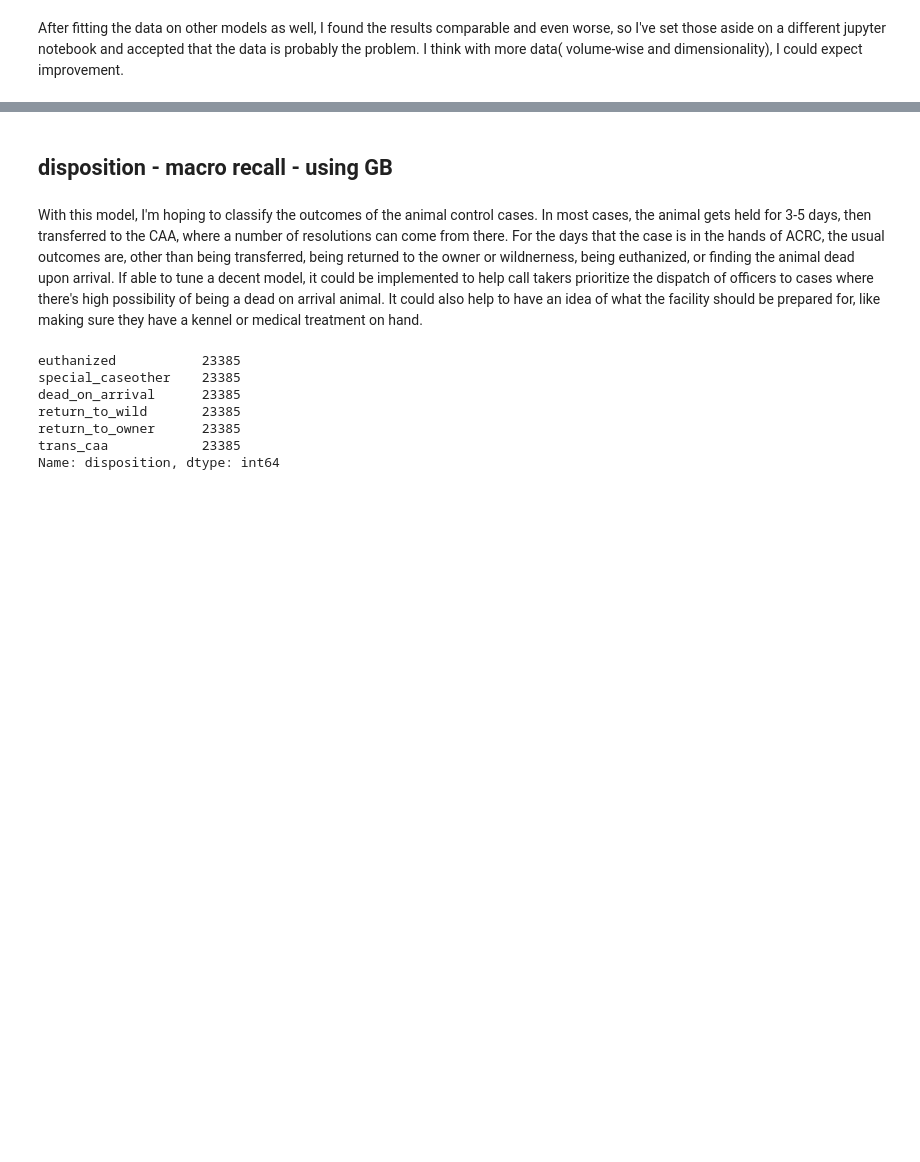
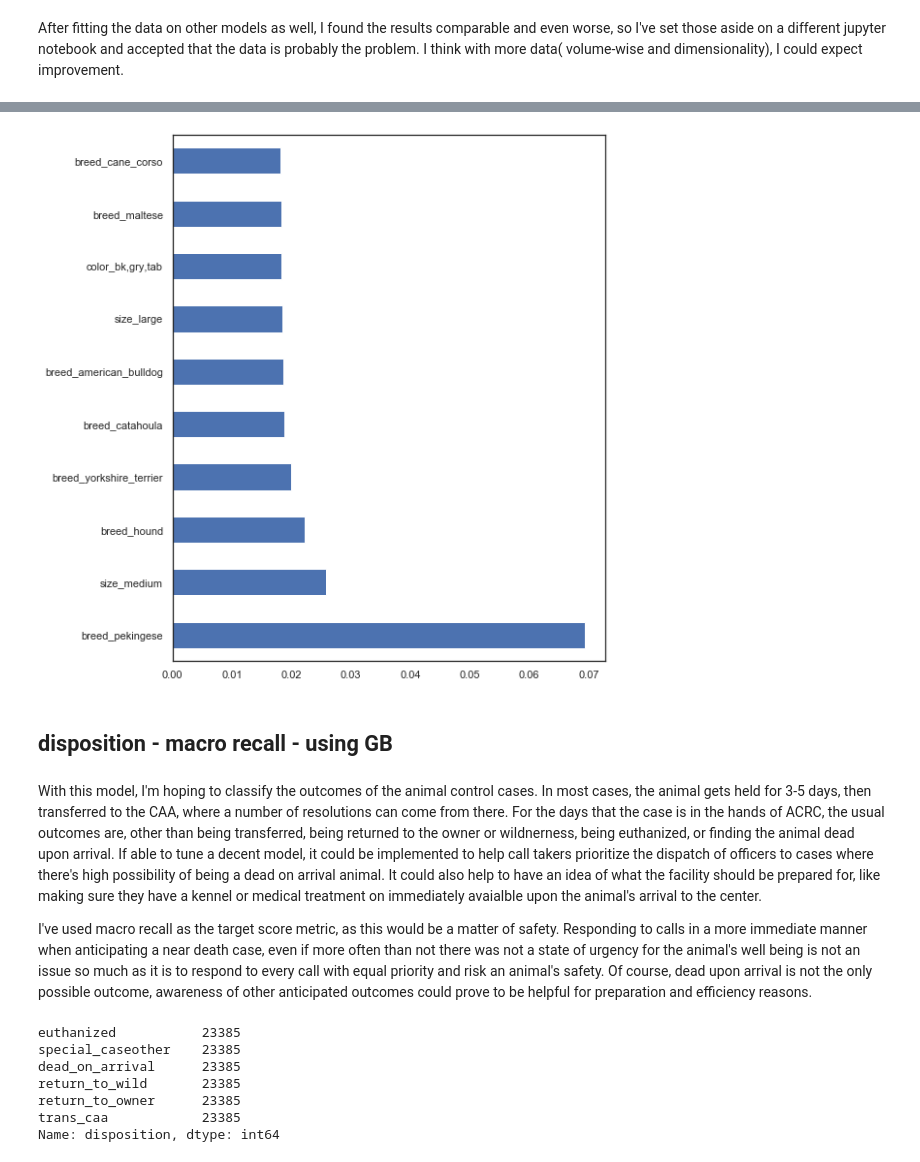
Before and after one commit to janellejolliff/ACRC-Classification, a Jupyter notebook: capstone.ipynb, the cells around one changed output, grey strips where cells are left out. Saved outputs shown, nothing was run; the diff lists cells and outputs as text; code cells hidden in the pictures; blank space fills up the shorter version.

```diff
--- a/capstone.ipynb
+++ b/capstone.ipynb
@@ -1800,7 +1811,19 @@ plot_matrix(xgb_gs_model)
+# %%
+n_features = X.shape[1]
+plt.figure(figsize=(8,10))
+feat_importances = pd.Series(xgb_gs_model.feature_importances_
+                             , index=X.columns[:-1]
+                            )
+feat_importances.nlargest(10).plot(kind='barh');
+plt.show();
+# %% [output]
+[figure, added]
 # %% [markdown]
 ## disposition - macro recall - using GB
 # %% [markdown]
-With this model, I'm hoping to classify the outcomes of the animal control cases. In most cases, the animal gets held for 3-5 days, then transferred to the CAA, where a number of resolutions can come from there. For the days that the case is in the hands of ACRC, the usual outcomes are, other than being transferred, being returned to the owner or wildnerness, being euthanized, or finding the animal dead upon arrival. If able to tune a decent model, it could be implemented to help call takers prioritize the dispatch of officers to cases where there's high possibility of being a dead on arrival animal. It could also help to have an idea of what the facility should be prepared for, like making sure they have a kennel or medical treatment on hand.
+With this model, I'm hoping to classify the outcomes of the animal control cases. In most cases, the animal gets held for 3-5 days, then transferred to the CAA, where a number of resolutions can come from there. For the days that the case is in the hands of ACRC, the usual outcomes are, other than being transferred, being returned to the owner or wildnerness, being euthanized, or finding the animal dead upon arrival. If able to tune a decent model, it could be implemented to help call takers prioritize the dispatch of officers to cases where there's high possibility of being a dead on arrival animal. It could also help to have an idea of what the facility should be prepared for, like making sure they have a kennel or medical treatment on immediately avaialble upon the animal's arrival to the center.
+
+I've used macro recall as the target score metric, as this would be a matter of safety. Responding to calls in a more immediate manner when anticipating a near death case, even if more often than not there was not a state of urgency for the animal's well being is not an issue so much as it is to respond to every call with equal priority and risk an animal's safety. Of course, dead upon arrival is not the only possible outcome, awareness of other anticipated outcomes could prove to be helpful for preparation and efficiency reasons.
 # %%
 dis_df = df[['breed', 'size', 'color', 'month', 'species','municipality'
          , 'service_type', 'disposition']]
```
Also changed, not shown: parts of 16 cells of this notebook.
